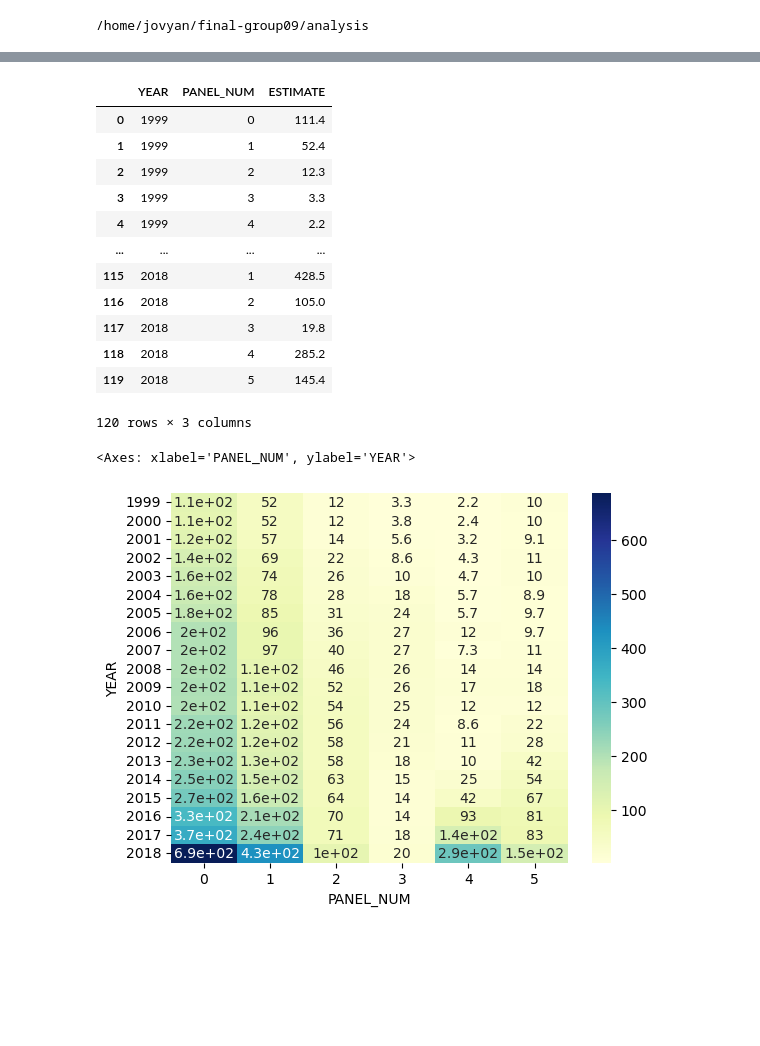
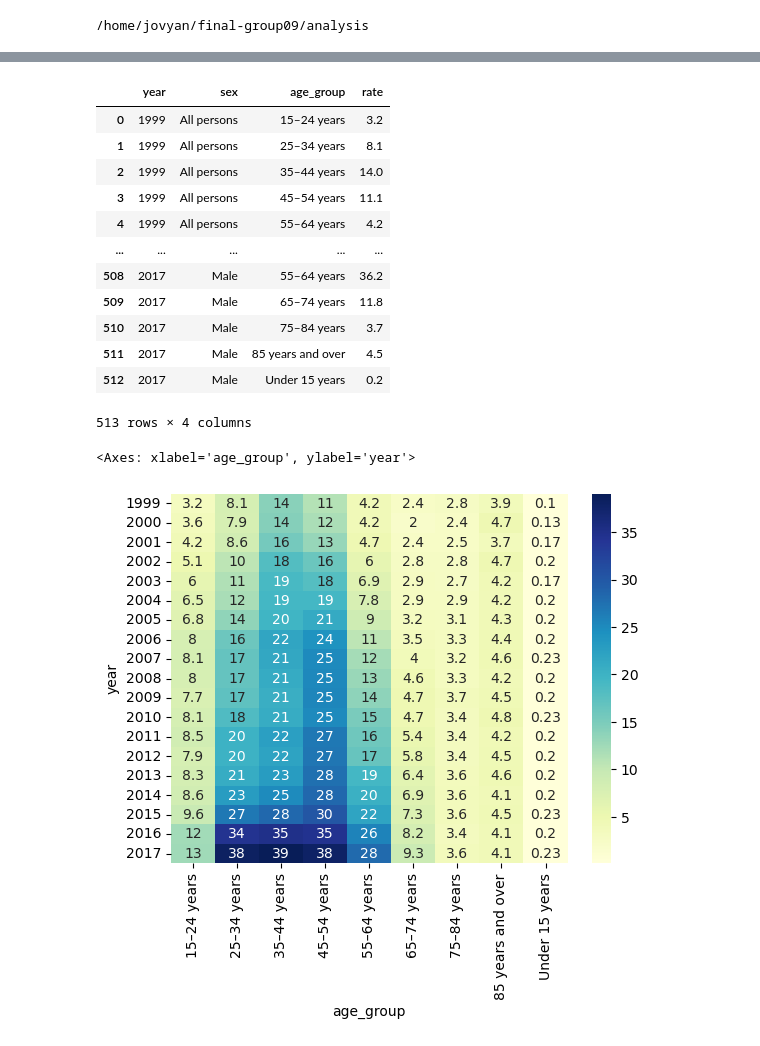
Before and after one commit to UCB-stat-159-f25/final-group09, a Jupyter notebook: analysis/DrugDeaths.ipynb, the cells around one changed output, grey strips where cells are left out. Cells and saved outputs as stored; diff of their text form; code cells hidden in the pictures; blank space fills up the shorter version.

Commit message:
Fix typo in DataImport.ipynb; remove 0s from missing values; plot heatmap and lineplots of data

```diff
--- a/analysis/DrugDeaths.ipynb
+++ b/analysis/DrugDeaths.ipynb
@@ -8,5 +9,5 @@ print(os.getcwd())
 # %% [output]
 /home/jovyan/final-group09/analysis
 # %%
-drug_od_deaths = pd.read_csv("../data/cleaned_drug_overdose_data.csv")
-drug_od_deaths.head(5)
+df_od_age_group = pd.read_csv("../data/drugoverdosedeaths_by_age_group.csv")
+df_od_race = pd.read_csv("../data/drugoverdosedeaths_by_race.csv")
@@ -19,0 +14,3 @@ drug_od_deaths.head(5)
+# %%
+df_od_age_group = df_od_age_group.dropna()
+df_od_age_group = df_od_age_group[df_od_age_group["rate"] != ""]
@@ -20,5 +33,5 @@ drug_od_deaths.head(5)
 # %%
 # filter for all drug overdose deaths
-all_od_deaths = drug_od_deaths[drug_od_deaths["PANEL"] == "All drug overdose deaths"]
+all_od_deaths = df_od_age_group[df_od_age_group["od_cause"] == "All Deaths"]
 all_od_deaths.head(5)
 # %% [output]
@@ -66,28 +90,27 @@ plt.show()
 # heatmap of rates by age x year
 # TODO: Create this after age-groups are provided in the data file
 # For now, create a dummy heatmap using the data available
-heatmap_df = drug_od_deaths[['YEAR', 'ESTIMATE', 'PANEL_NUM']]
-heatmap_grouped = heatmap_df.groupby(['YEAR', 'PANEL_NUM']).sum("ESTIMATE").reset_index()
+heatmap_df = all_od_deaths[['year', 'sex', 'age_group', 'rate']]
+heatmap_grouped = heatmap_df.groupby(['year', 'sex', 'age_group']).sum("rate").reset_index()
 heatmap_grouped
 # %% [output]
-|  | YEAR | PANEL_NUM | ESTIMATE |
-| 0 | 1999 | 0 | 111.4 |
-| 1 | 1999 | 1 | 52.4 |
-| 2 | 1999 | 2 | 12.3 |
-| 3 | 1999 | 3 | 3.3 |
-| 4 | 1999 | 4 | 2.2 |
-| ... | ... | ... | ... |
-| 115 | 2018 | 1 | 428.5 |
-| 116 | 2018 | 2 | 105.0 |
-| 117 | 2018 | 3 | 19.8 |
-| 118 | 2018 | 4 | 285.2 |
-| 119 | 2018 | 5 | 145.4 |
+|  | year | sex | age_group | rate |
+| 0 | 1999 | All persons | 15–24 years | 3.2 |
+| 1 | 1999 | All persons | 25–34 years | 8.1 |
+| 2 | 1999 | All persons | 35–44 years | 14.0 |
+| 3 | 1999 | All persons | 45–54 years | 11.1 |
+| 4 | 1999 | All persons | 55–64 years | 4.2 |
+| ... | ... | ... | ... | ... |
+| 508 | 2017 | Male | 55–64 years | 36.2 |
+| 509 | 2017 | Male | 65–74 years | 11.8 |
+| 510 | 2017 | Male | 75–84 years | 3.7 |
+| 511 | 2017 | Male | 85 years and over | 4.5 |
+| 512 | 2017 | Male | Under 15 years | 0.2 |
-120 rows × 3 columns
+513 rows × 4 columns
 # %%
 # Pivot the data into a matrix format (months as rows, years as columns)
-heatmap_matrix = heatmap_grouped.pivot_table(index="YEAR", columns="PANEL_NUM", values="ESTIMATE")
-
+heatmap_matrix = heatmap_grouped.pivot_table(index="year", columns="age_group", values="rate")
 sns.heatmap(heatmap_matrix, annot=True, cmap="YlGnBu")
 # %% [output]
-<Axes: xlabel='PANEL_NUM', ylabel='YEAR'>
+<Axes: xlabel='age_group', ylabel='year'>
-[figure, old version]
+[figure, new version]
```
Also changed, not shown: parts of 7 cells of this notebook, 1 other file.
